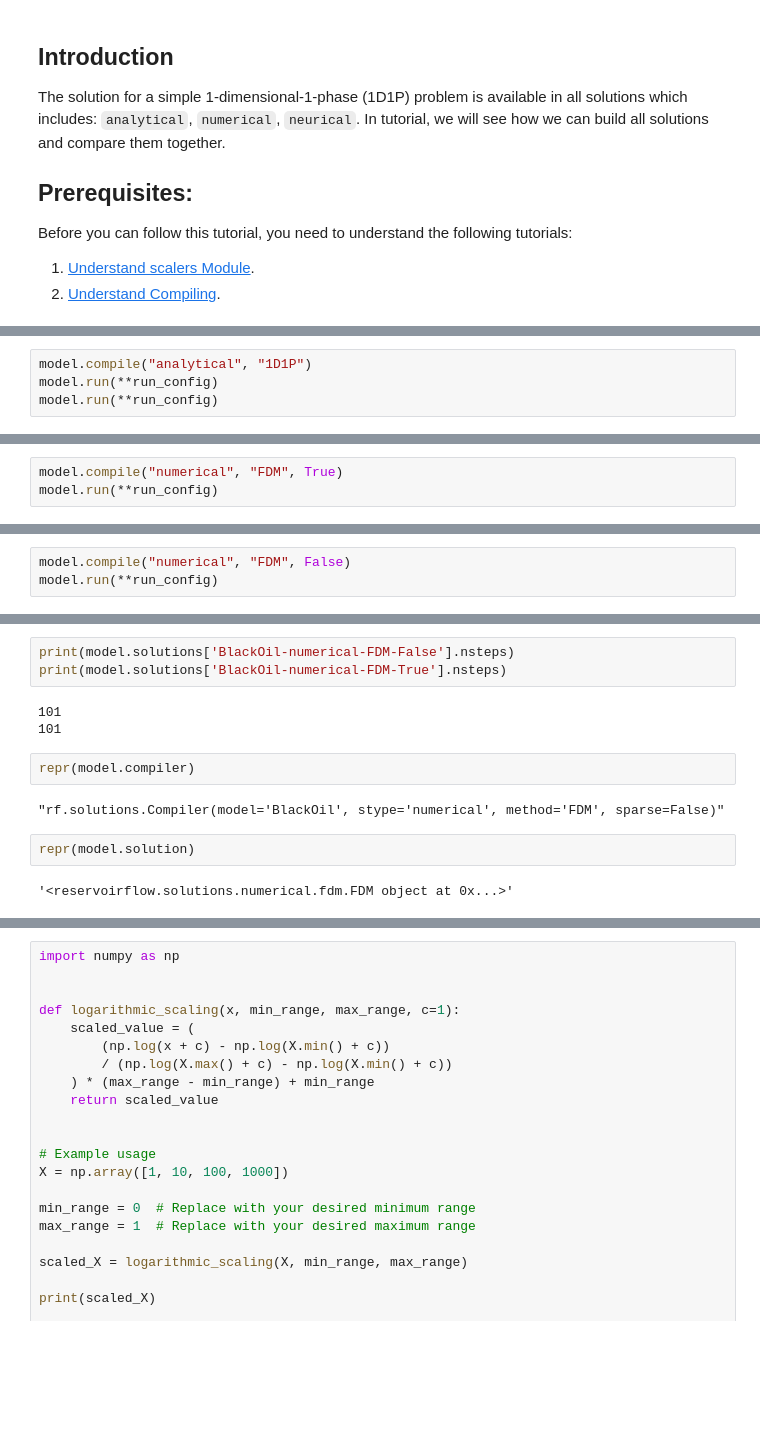
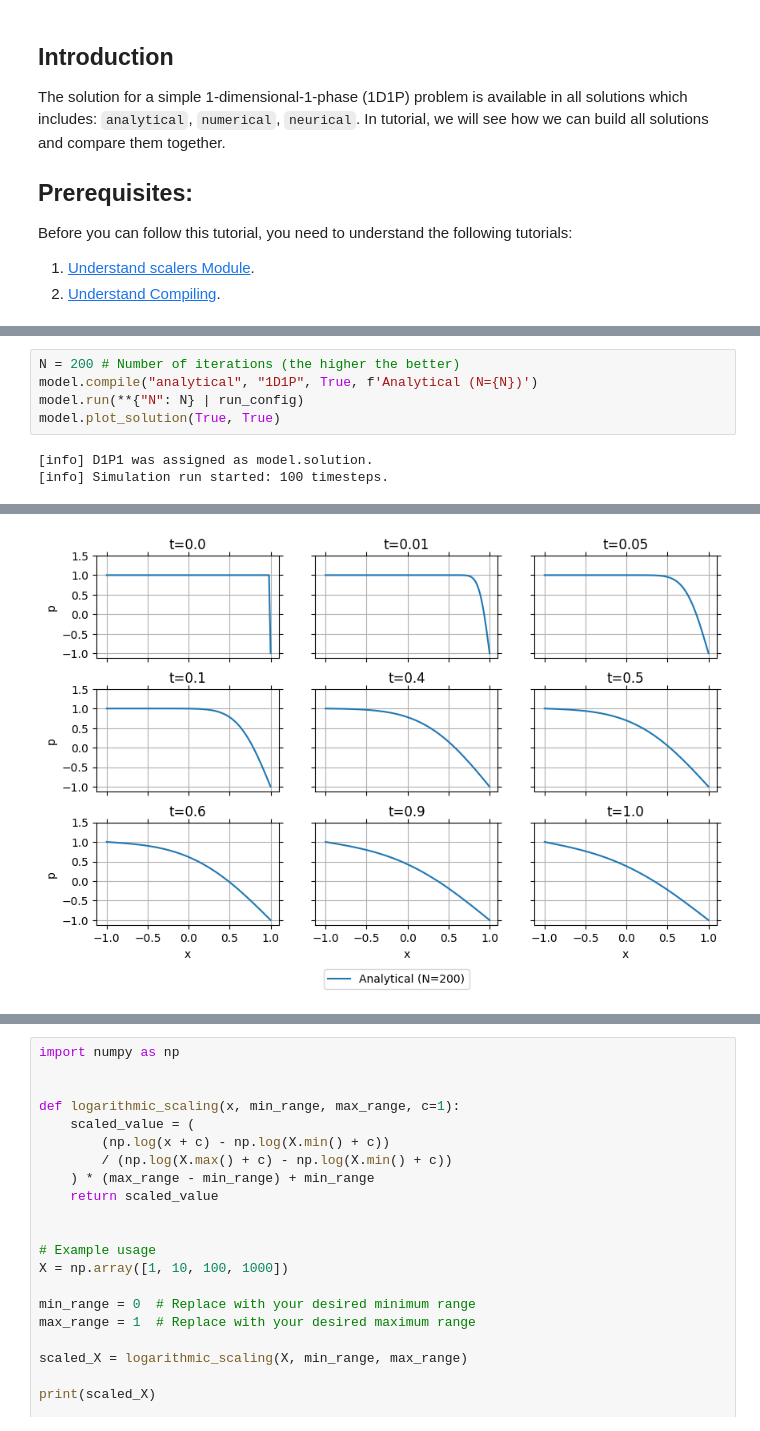
Before and after one commit to hiesabx/reservoirflow, a Jupyter notebook: docs/source/user_guide/tutorials/tutorial_different_solutions_1D1P.ipynb, the cells around one changed output, grey strips where cells are left out. Cells and saved outputs as stored; diff of their text form; blank space fills up the shorter version.

Commit message:
Update docs and reservoirflow

```diff
--- a/docs/source/user_guide/tutorials/tutorial_different_solutions_1D1P.ipynb
+++ b/docs/source/user_guide/tutorials/tutorial_different_solutions_1D1P.ipynb
@@ -97,4 +126,0 @@ model = create_model(n_w=0, comp=True)
-# %%
-model.compile("analytical", "1D1P")
-model.run(**run_config)
-model.run(**run_config)
@@ -150,3 +126,0 @@ array([4000.        , 3987.62120047, 3975.22754443, 3962.80418455,
-# %%
-model.compile("numerical", "FDM", True)
-model.run(**run_config)
@@ -176,3 +126,0 @@ array([[4000.        , 4000.        , 4000.        , ..., 4000.        ,
-# %%
-model.compile("numerical", "FDM", False)
-model.run(**run_config)
@@ -208,14 +148,8 @@ model.solutions
-# %%
-print(model.solutions['BlackOil-numerical-FDM-False'].nsteps)
-print(model.solutions['BlackOil-numerical-FDM-True'].nsteps)
-# %% [output]
-101
-101
-# %%
-repr(model.compiler)
-# %% [output]
-"rf.solutions.Compiler(model='BlackOil', stype='numerical', method='FDM', sparse=False)"
-# %%
-repr(model.solution)
-# %% [output]
-'<reservoirflow.solutions.numerical.fdm.FDM object at 0x...>'
+# %%
+N = 200 # Number of iterations (the higher the better)
+model.compile("analytical", "1D1P", True, f'Analytical (N={N})')
+model.run(**{"N": N} | run_config)
+model.plot_solution(True, True)
+# %% [output]
+[info] D1P1 was assigned as model.solution.
+[info] Simulation run started: 100 timesteps.
@@ -221,0 +158 @@ repr(model.solution)
+[figure, added]
```
Also changed, not shown: parts of 37 cells of this notebook, 18 other files.
